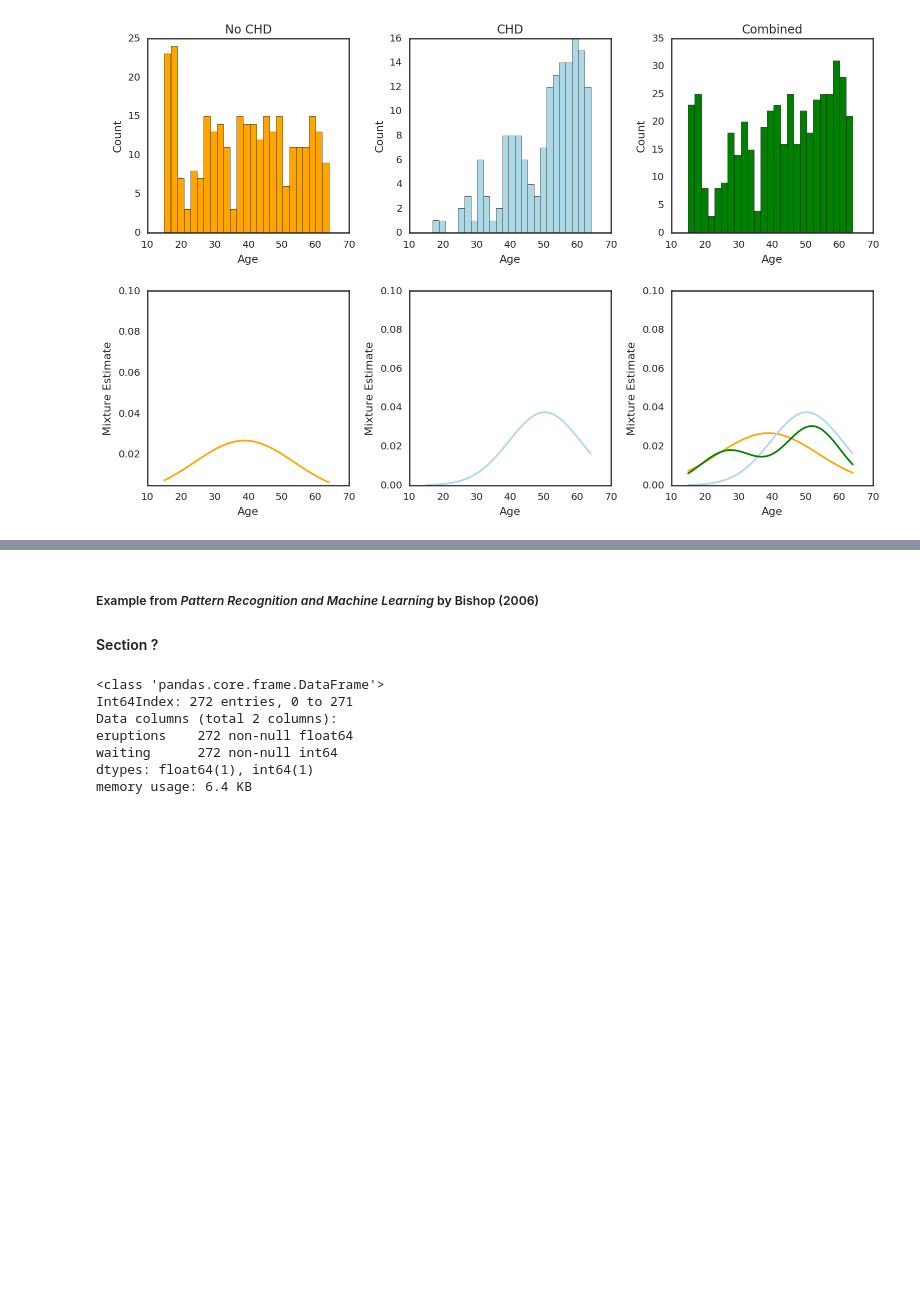
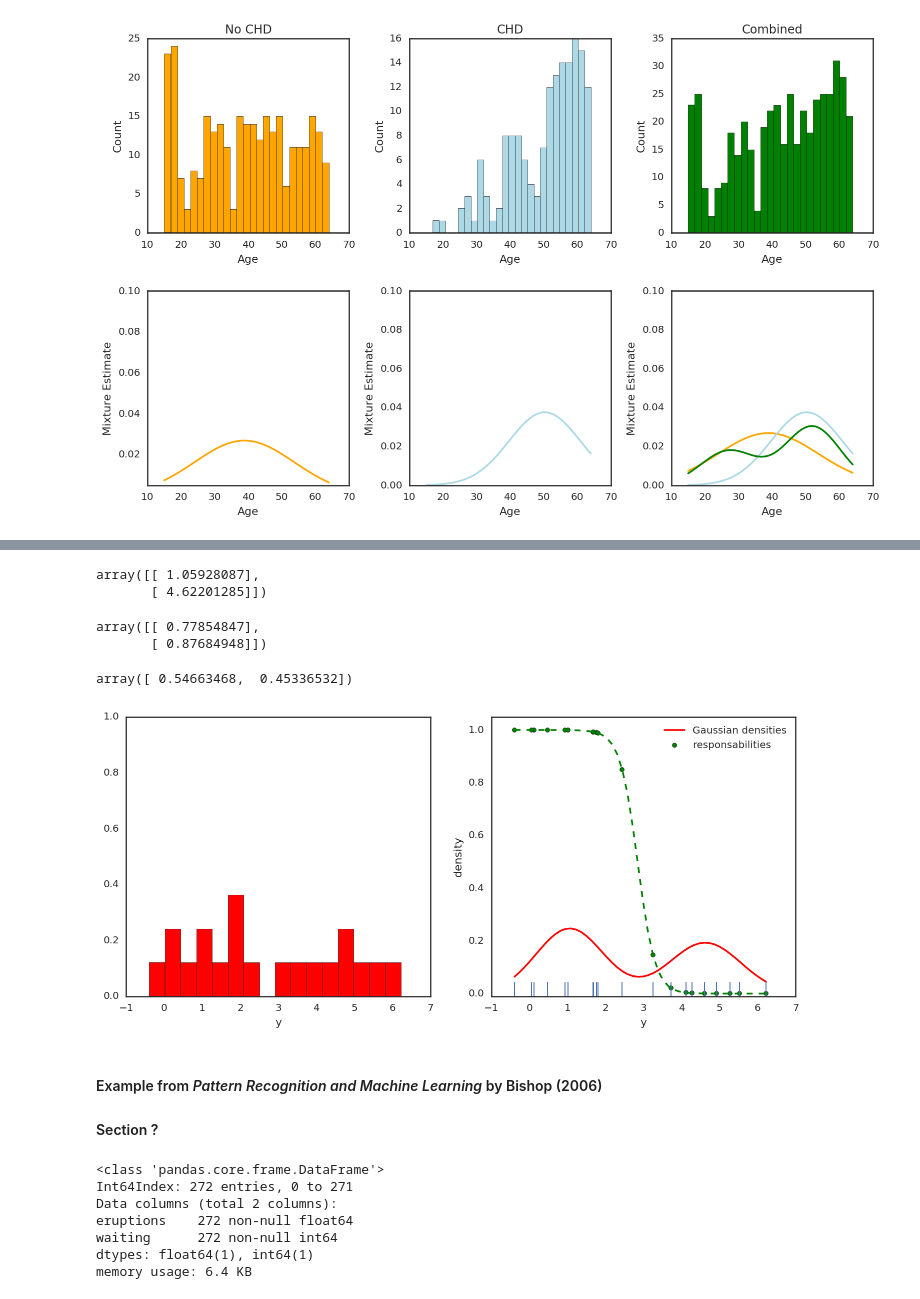
Before and after one commit to AI-Stuff/Various-Machine-Learning-bits, a Jupyter notebook: Gaussian.Mixture.Models.ipynb, the cells around one changed output, grey strips where cells are left out. Cells and saved outputs as stored; diff of their text form; code cells hidden in the pictures; blank space fills up the shorter version.

```diff
--- a/Gaussian.Mixture.Models.ipynb
+++ b/Gaussian.Mixture.Models.ipynb
@@ -102,0 +99,5 @@ Image(filename='data/ESL Fig 6.17.png')
+# %%
+y = np.array([-0.39, 0.12, 0.94, 1.67, 1.76, 2.44, 3.72, 4.28, 4.92, 5.53,
+             0.06, 0.48, 1.01, 1.68, 1.80, 3.25, 4.12, 4.60, 5.28, 6.22]).reshape(-1,1)
+mixm = GMM(n_components=2, verbose=1)
+mixm.fit(y)
@@ -103,5 +120,42 @@ Image(filename='data/ESL Fig 6.17.png')
+# %%
+mixm.means_
+# %% [output]
+array([[ 1.05928087],
+       [ 4.62201285]])
+# %%
+mixm.covars_
+# %% [output]
+array([[ 0.77854847],
+       [ 0.87684948]])
+# %%
+mixm.weights_
+# %% [output]
+array([ 0.54663468,  0.45336532])
+# %%
+y_ = np.linspace(y.min(), y.max()).reshape(-1,1)
+y_density = np.exp(mixm.score(y_))
+
+fig, (ax1, ax2) = plt.subplots(1, 2, figsize=(12,5))
+
+# left plot
+ax1.hist(y, bins=16, normed=True, color='r')
+ax1.set_ylim((0,1))
+
+# right plot
+ax2.plot(y_, y_density, color='r', label='Gaussian densities')
+ax2.scatter(y, mixm.score_samples(y)[1][:,0], c='g', label='responsabilities')
+ax2.plot(y_, mixm.score_samples(y_)[1][:,0], '--g' )
+sns.distplot(y, hist=False, kde=False, rug=True, ax=ax2)
+ax2.set_ylabel('density')
+ax2.set_ylim((-0.01,1.05))
+ax2.legend()
+
+for i in fig.axes:
+    i.set_xlabel('y')
+# %% [output]
+[figure, added]
 # %% [markdown]
-##### Example from <i>Pattern Recognition and Machine Learning</i> by Bishop (2006)<BR>
+#### Example from <i>Pattern Recognition and Machine Learning</i> by Bishop (2006)
 #### Section ?
 # %%
 faithful = pd.read_csv('data/faithful.csv')
```
Also changed, not shown: parts of 5 cells of this notebook.
